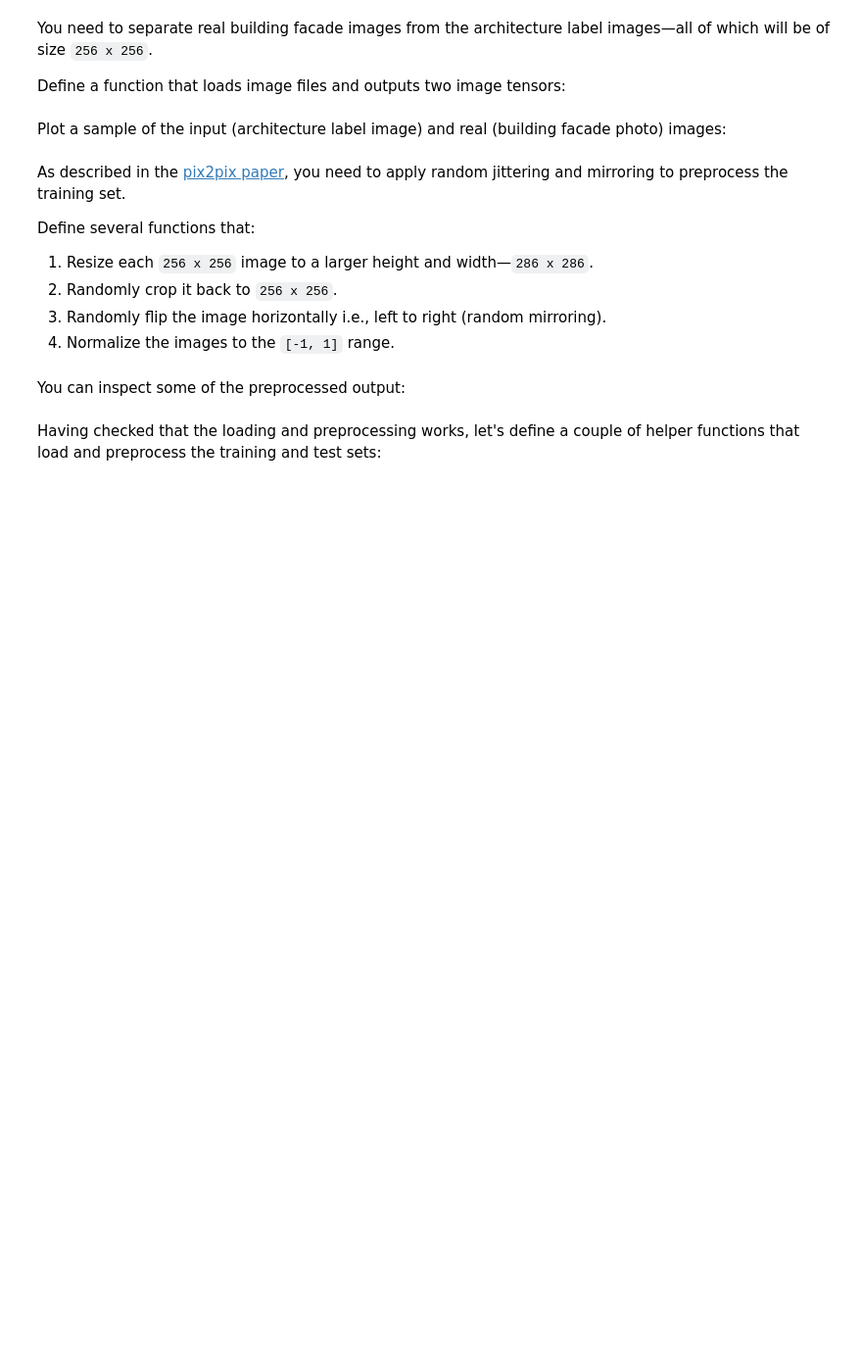
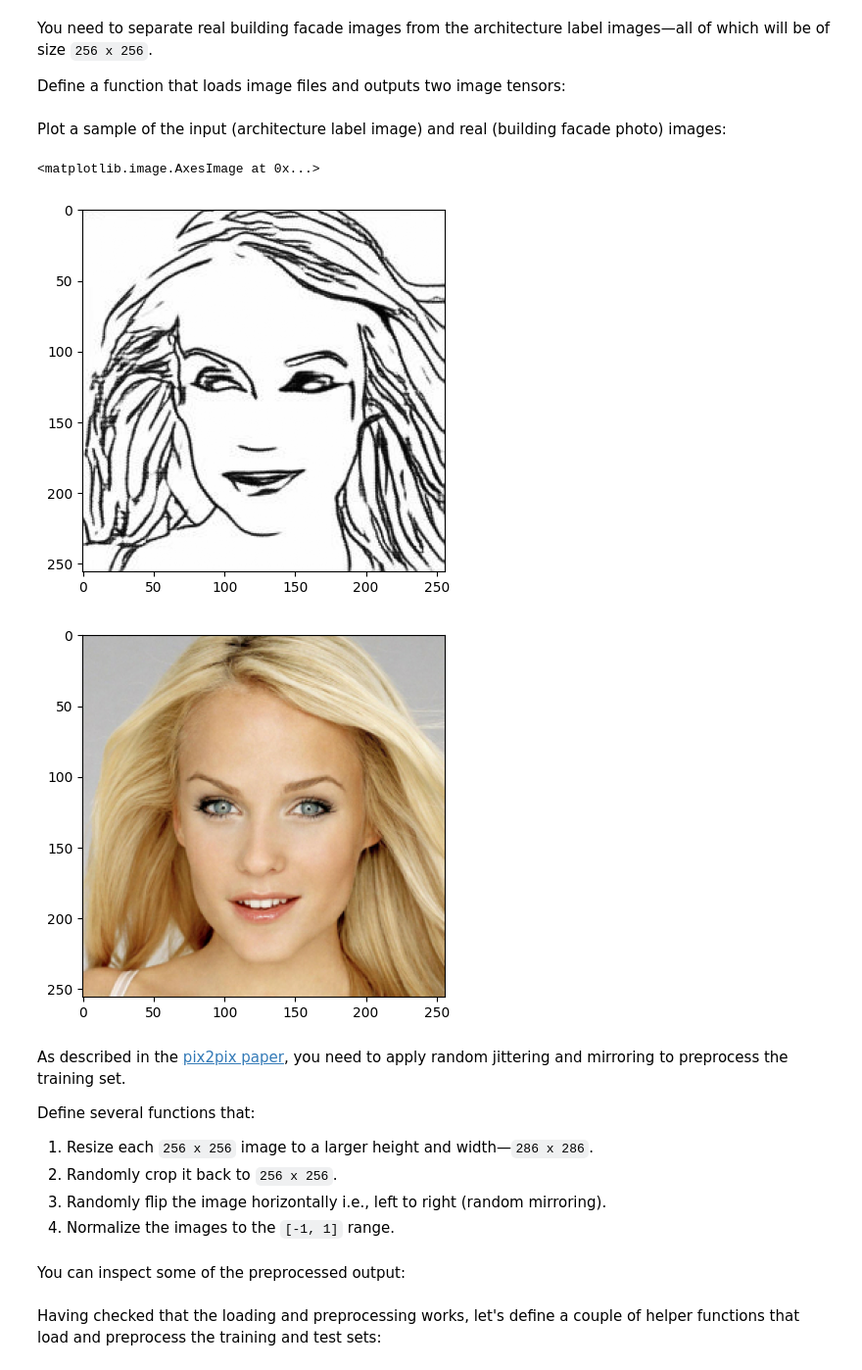
Before and after one commit to hamidou-ie/3253053-node-js, a Jupyter notebook: site/en/tutorials/generative/pix2pix.ipynb, the cells around one changed output. Shown at 98% size. Saved outputs shown, nothing was run; the diff lists cells and outputs as text; code cells hidden in the pictures; blank space fills up the shorter version.

```diff
--- a/site/en/tutorials/generative/pix2pix.ipynb
+++ b/site/en/tutorials/generative/pix2pix.ipynb
@@ -67,3 +67,28 @@ from IPython import display
 Download the CMP Facade Database data (30MB). Additional datasets are available in the same format [here](http://efrosgans.eecs.berkeley.edu/pix2pix/datasets/). In Colab you can select other datasets from the drop-down menu. Note that some of the other datasets are significantly larger (`edges2handbags` is 8GB in size).
 # %%
 dataset_name = "facades" #@param ["cityscapes", "edges2handbags", "edges2shoes", "facades", "maps", "night2day"]
+# %%
+!rm -rf images
+!rm -rf sketch
+
+import zipfile
+import os
+import os
+import glob
+from google.colab import drive
+
+drive.mount('/content/drive')
+
+image_zip_path = '/content/drive/MyDrive/image.zip'
+sketch_zip_path = '/content/drive/MyDrive/sketch.zip'
+image_extract_path = './'
+
+# Décompression
+with zipfile.ZipFile(image_zip_path, 'r') as zip_ref:
+    zip_ref.extractall(image_extract_path)
+
+
+with zipfile.ZipFile(sketch_zip_path, 'r') as zip_ref:
+    zip_ref.extractall(image_extract_path)
+
+print("Décompression terminée !")
@@ -115,12 +251,16 @@ def load(image_file):
 # %% [markdown]
 Plot a sample of the input (architecture label image) and real (building facade photo) images:
 # %%
-inp, re = load(str(PATH / 'train/100.jpg'))
+inp, re = load('1.jpg')
 # Casting to int for matplotlib to display the images
 plt.figure()
 plt.imshow(inp / 255.0)
 plt.figure()
 plt.imshow(re / 255.0)
+# %% [output]
+<matplotlib.image.AxesImage at 0x...>
+[figure, added]
+[figure, added]
 # %% [markdown]
 As described in the [pix2pix paper](https://arxiv.org/abs/1611.07004), you need to apply random jittering and mirroring to preprocess the training set.
 
```
Also changed, not shown: parts of 7 cells of this notebook.
